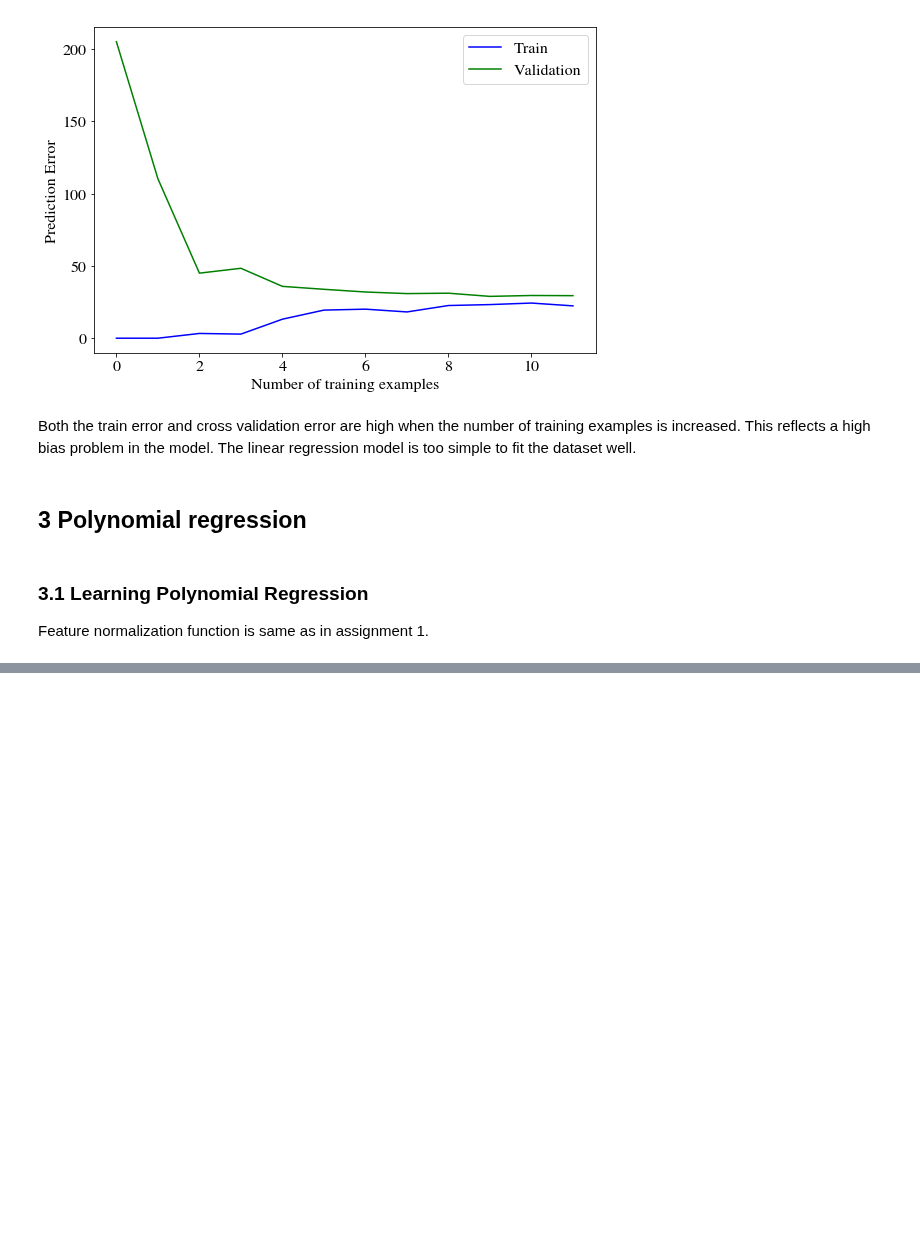
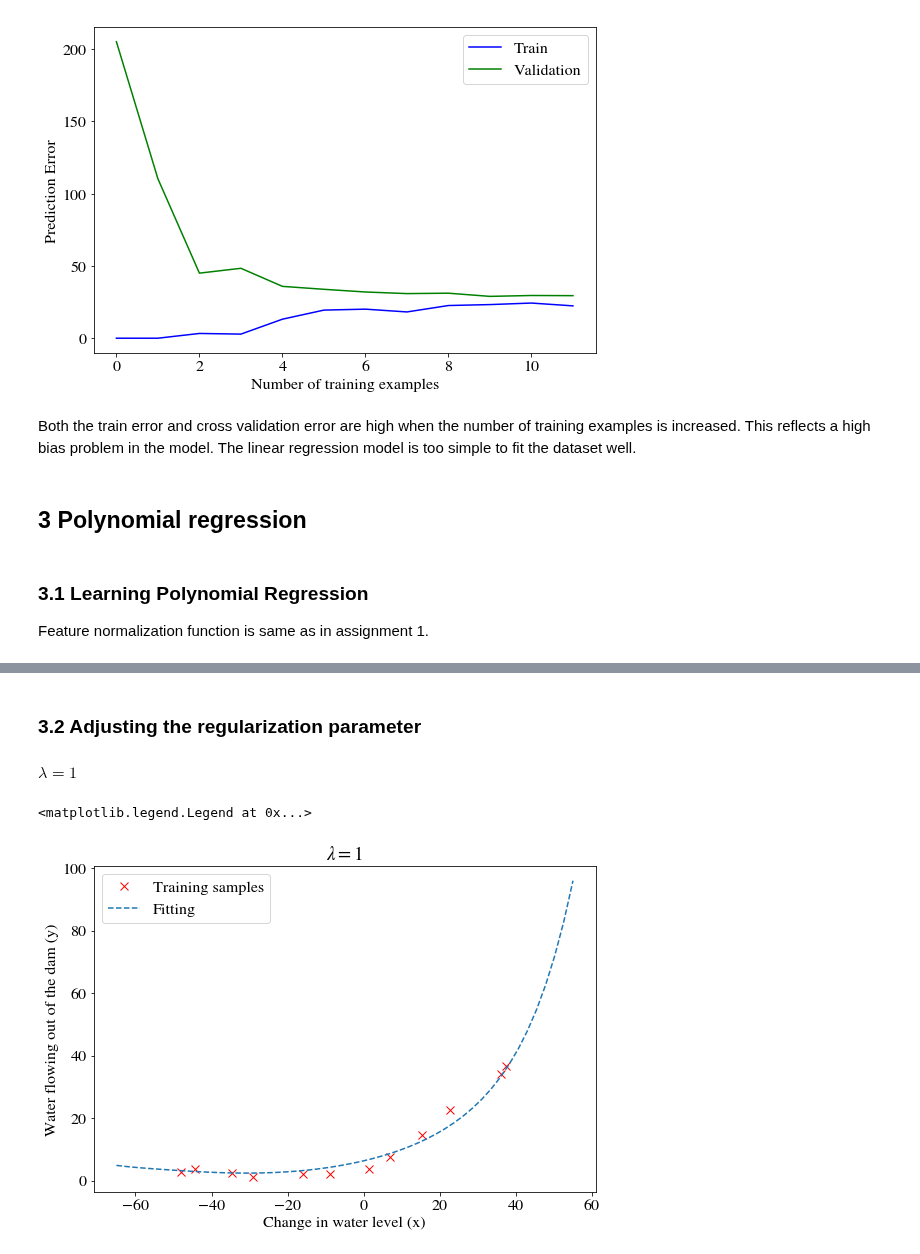
Before and after one commit to oeyh/NN, a Jupyter notebook: assignment5 Bias vs Variance/Assignment 5.ipynb, the cells around one changed output, grey strips where cells are left out. Drawn from its saved outputs; the diff is of its cells as text; code cells hidden in the pictures; blank space fills up the shorter version.

```diff
--- a/assignment5 Bias vs Variance/Assignment 5.ipynb
+++ b/assignment5 Bias vs Variance/Assignment 5.ipynb
@@ -308,0 +324,36 @@ Text(0,0.5,'Water flowing out of the dam (y)')
+# %% [markdown]
+### 3.2 Adjusting the regularization parameter
+
+#### $\lambda=1$
+# %%
+# Learning polynomial regression
+lmd = 1
+init_theta = np.zeros(p+1)
+
+result = minimize(linearRegCostFunction, init_theta, args=(X_poly_wb, y, lmd), method='TNC', jac=True, options={'disp': True, 'maxiter':200})
+theta = result.x
+
+# visualizing result
+
+# predicted y
+Xp = np.linspace(-65, 55, 51)[:, np.newaxis]
+mp = Xp.shape[0]
+Xp_poly = polyFeatures(Xp, p)
+Xp_poly = (Xp_poly - mu) / sigma # need to use mu, sigma of the training sample to normalize this set
+Xp_poly_wb = np.concatenate((np.ones((mp, 1)), Xp_poly), axis=1)
+
+yp = Xp_poly_wb@theta[:, np.newaxis]
+
+# plot
+fig, ax = plt.subplots(figsize=(9,6))
+
+ax.plot(X, y, 'rx', markersize=8, label='Training samples')
+ax.plot(Xp, yp, '--', markersize=10, label='Fitting')
+# ax.plot(X, X_poly_wb@theta[:, np.newaxis], 'go', markersize=8)
+ax.set_xlabel('Change in water level (x)')
+ax.set_ylabel('Water flowing out of the dam (y)')
+ax.set_title('$\lambda = {}$'.format(lmd))
+ax.legend()
+# %% [output]
+<matplotlib.legend.Legend at 0x...>
+[figure, added]
```
Also changed, not shown: parts of 18 cells of this notebook.
